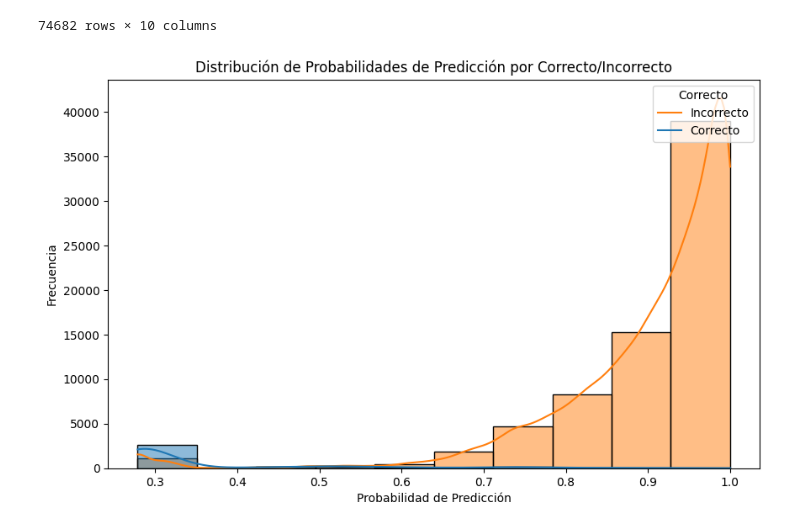
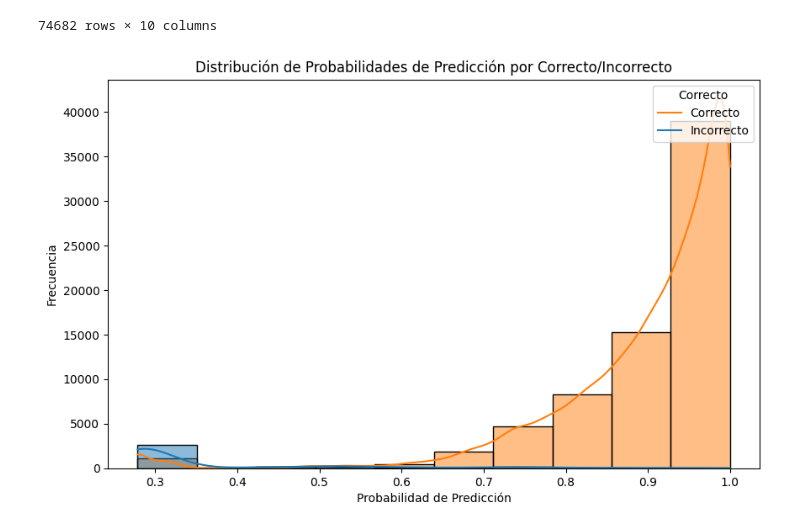
Before and after one commit to KevinAstudillo/Text-Classification, a Jupyter notebook: Text Classification.ipynb, the cells around one changed output. Drawn from its saved outputs; the diff is of its cells as text; code cells hidden in the pictures.

```diff
--- a/Text Classification.ipynb
+++ b/Text Classification.ipynb
@@ -1151,10 +1161,11 @@ df_train
 # %%
 plt.figure(figsize=(10, 6))
 sns.histplot(data=df_train, x='y_pred_proba', bins=10, kde=True, hue='correct')
 plt.title('Distribución de Probabilidades de Predicción por Correcto/Incorrecto')
 plt.xlabel('Probabilidad de Predicción')
 plt.ylabel('Frecuencia')
-plt.legend(title='Correcto', loc='upper right', labels=['Incorrecto', 'Correcto'])
+plt.legend(title='Correcto', loc='upper right', labels=['Correcto','Incorrecto'])
+plt.savefig(f'{images_path}/Distribution_Probabilities_Predicted_Class.png', dpi=300, bbox_inches='tight')
 plt.show()
 # %% [output]
-[figure, old version]
+[figure, new version]
```
Also changed, not shown: parts of 16 cells of this notebook, 10 other files.
